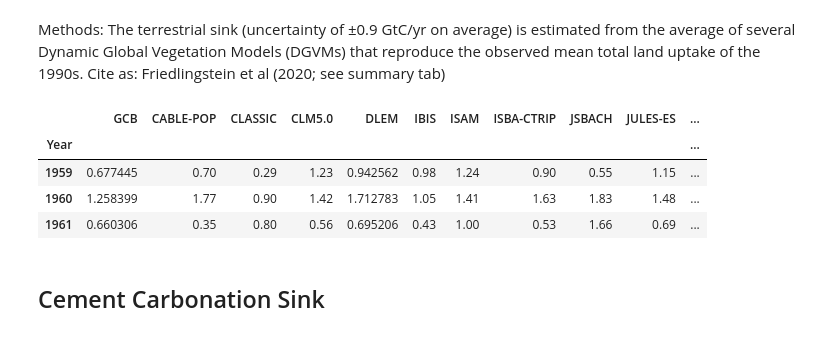
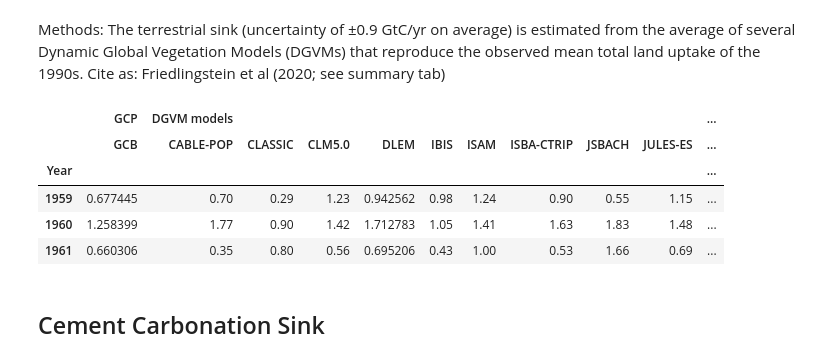
Before and after one commit to OpenGeoScales/ogs-data-exploration, a Jupyter notebook: notebooks/ghg-emissions/gcp/GCP_Exploration.ipynb, the cells around one changed output. Drawn from its saved outputs; the diff is of its cells as text; code cells hidden in the pictures.

```diff
--- a/notebooks/ghg-emissions/gcp/GCP_Exploration.ipynb
+++ b/notebooks/ghg-emissions/gcp/GCP_Exploration.ipynb
@@ -6,7 +6,7 @@ import matplotlib.pyplot as plt
 <h1> Exploration of GCP database</h1>
 # %%
 # Import the excel project
-xls = pd.ExcelFile("Global_Carbon_Budget_2020v1.0.xlsx")
+xls = pd.ExcelFile("../../../data-catalog/ghg-emissions/gcp/Global_Carbon_Budget_2020v1.0.xlsx")
 
 print("List of excel sheets in the database: ")
 print(xls.sheet_names)
@@ -131,6 +147,20 @@ df_lu = df_lu.iloc[:,:23]
 # Change column Year to index
 df_lu.set_index("Year",inplace=True)
 
+# Create multi-level indexing on columns to reflect the differences of the models.
+columns_try=[]
+for c in df_lu.columns:
+    if c in ['H&N', 'BLUE', 'OSCAR']:
+        columns_try.append(("Bookkeeping Models",c))
+    elif c in ['CABLE-POP', 'CLASSIC', 'CLM5.0', 'DLEM','IBIS', 'ISAM', 'ISBA-CTRIP', 'JSBACH', 'JULES-ES',
+               'LPJ-GUESS ','LPJ ', 'LPX-Bern', 'OCNv2', 'SDGVM', 'VISIT', 'YIBs']:
+        columns_try.append(("Individual DGVM Models",c))
+    elif c in ['MMM (multi-model mean)', 'Model Spread (sd)']:
+        columns_try.append(('Statistics',c))
+    else:
+        columns_try.append(('GCP',c))
+df_lu.columns = pd.MultiIndex.from_tuples(columns_try)
+
 # Visual inspection
 df_lu.head(3)
 # %% [output]
@@ -161,6 +197,20 @@ df_os.rename(columns={"year":"Year"},inplace=True)
 # Change column Year to index
 df_os.set_index("Year",inplace=True)
 
+# Create multi-level indexing on columns to reflect the differences of the models.
+columns_try=[]
+for c in df_os.columns:
+    if c in ['CESM-ETH', 'CSIRO', 'FESOM', 'MPI','CNRM', 'PlankTOM', 'NorESM', 'Princeton',
+             'IPSL','MMM (multi-model mean)', 'Model Spread (sd)']:
+        columns_try.append(("GOBM",c))
+    elif c in ['MPI-SOMFFN', 'Jena-MLS','CMEMS', 'CSIR', 'Watson','mean data-products (excl. Watson.)',
+               'sd data-products (excl. Watson.)']:
+        columns_try.append(("Data-based products",c))
+    else:
+        columns_try.append(('GCP',c))
+df_os.columns = pd.MultiIndex.from_tuples(columns_try)
+
+
 # Visual inspection
 df_os.head(3)
 # %% [output]
@@ -184,17 +229,29 @@ Methods: The terrestrial sink (uncertainty of ±0.9 GtC/yr on average) is estima
 # %%
 # Read data
 df_ts = pd.read_excel(xls, 'Terrestrial Sink',header=24)
 
 # Drop blank columns
 df_ts.drop([df_ts.columns[i] for i in [2,20]],axis=1,inplace=True)
 df_ts=df_ts.iloc[:,:21]
 
 # Change column Year to index
 df_ts.set_index("Year",inplace=True)
 
+# Create multi-level indexing on columns to reflect the differences of the models.
+columns_try=[]
+for c in df_ts.columns:
+    if c in ['CABLE-POP', 'CLASSIC', 'CLM5.0', 'DLEM', 'IBIS', 'ISAM','ISBA-CTRIP', 'JSBACH', 'JULES-ES',
+             'LPJ-GUESS ', 'LPJ ', 'LPX-Bern','OCNv2', 'ORCHIDEE-v3', 'SDGVM', 'VISIT', 'YIBs',
+             'MMM (multi-model mean)', 'Model Spread (sd)']:
+        columns_try.append(("DGVM models",c))
+    else:
+        columns_try.append(('GCP',c))
+df_ts.columns = pd.MultiIndex.from_tuples(columns_try)
+
 # Visual inspection
 df_ts.head(3)
 # %% [output]
+|  | GCP | DGVM models |  |  |  |  |  |  |  |  | ... |
 |  | GCB | CABLE-POP | CLASSIC | CLM5.0 | DLEM | IBIS | ISAM | ISBA-CTRIP | JSBACH | JULES-ES | ... |
 | Year |  |  |  |  |  |  |  |  |  |  | ... |
 | 1959 | 0.677445 | 0.70 | 0.29 | 1.23 | 0.942562 | 0.98 | 1.24 | 0.90 | 0.55 | 1.15 | ... |
```
Also changed, not shown: parts of 9 cells of this notebook, 1 other file.
